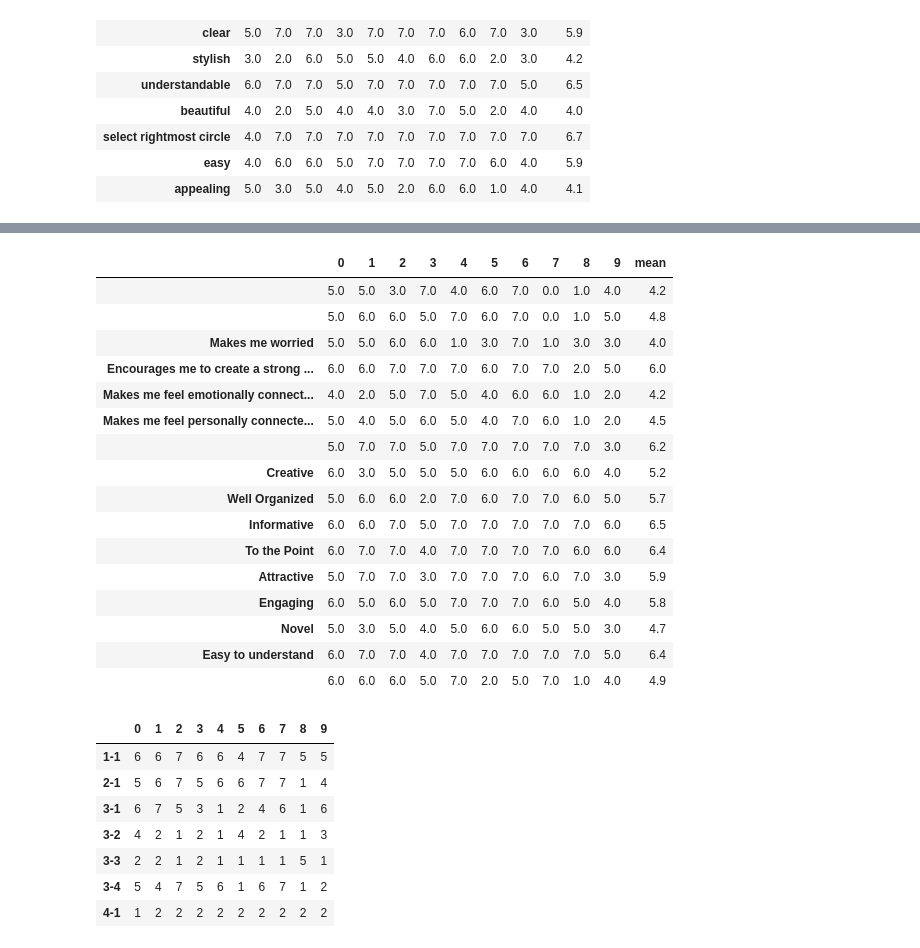
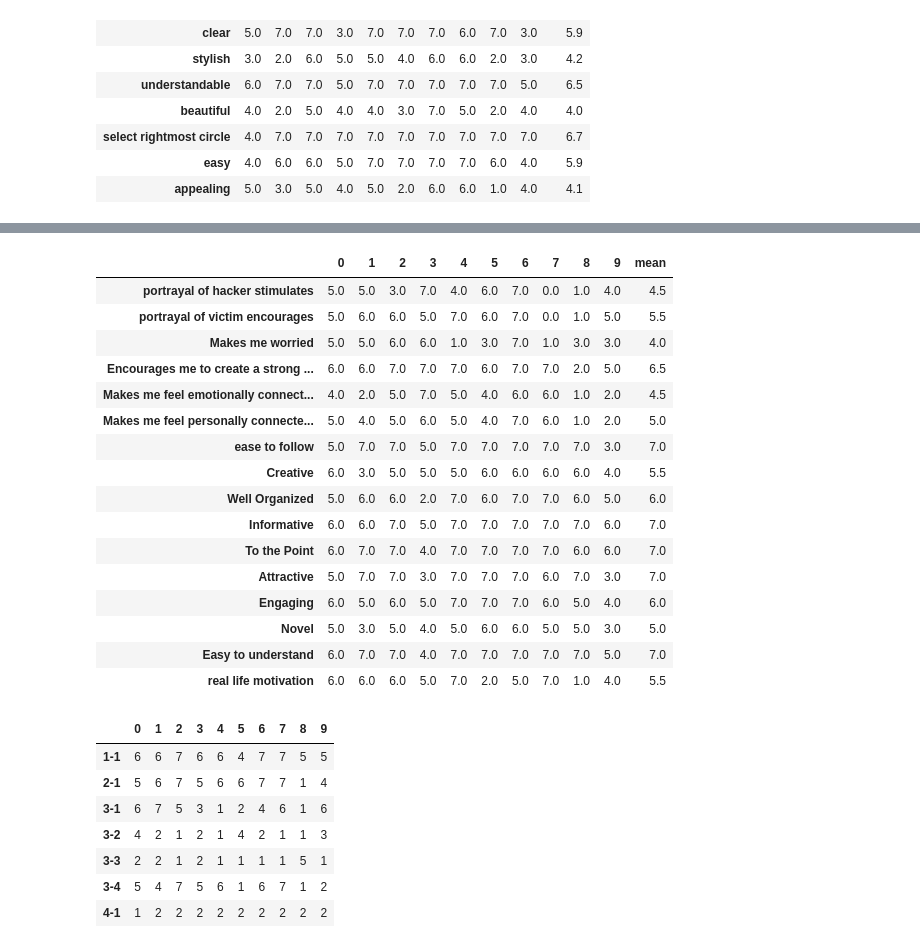
Before and after one commit to rizupaudel/designStudy, a Jupyter notebook: priming/analysis.ipynb, the cells around one changed output, grey strips where cells are left out. Saved outputs shown, nothing was run; the diff lists cells and outputs as text; code cells hidden in the pictures.

```diff
--- a/priming/analysis.ipynb
+++ b/priming/analysis.ipynb
@@ -224,3 +224,20 @@ pd.DataFrame(survey_response_df['3'].to_dict())
 | 2-2 | 6 | 7 | 2 | 6 | 3 | 7 | 7 | 7 | 5 | 6 |
 | 2-3 | 5 | 5 | 2 | 5 | 2 | 6 | 7 | 7 | 3 | 6 |
 | 2-4 | 1 | 1 | 7 | 5 | 7 | 2 | 2 | 6 | 7 | 2 |
+# %%
+# fpasssurvey
+normqsid = []
+import json
+fpass = pd.DataFrame(survey_response_df['3'].to_dict()).astype(int)
+normfpass = 8 - fpass.loc[normqsid]
+fpass.update(normfpass)
+fpass
+
+new_index = {}
+for qsid in fpass.index:
+    likert_scale = 'low' if qsid in normqsid else 'high'
+    new_index[qsid] = json.loads(get_qdetails('3', qsid).replace("'", '"').split('\n')[1]).get('title')
+new_index
+fpass = fpass.rename(new_index)
+fpass['median'] = fpass.median(axis=1)
+fpass
@@ -308,36 +352,36 @@ display(csquestqual)
 # %%
 normqsid = []
 
 csquestquant = csquest.drop(qualindex).fillna(0).astype(int)
 csquestquant.drop(attention.get('8'), inplace=True)
 normcsquestquant = 8 - csquestquant.loc[normqsid]
 csquestquant.update(normquest)
 
 new_index = {}
 for qsid in csquestquant.index:
     new_index[qsid] = json.loads(get_qdetails('8', qsid).replace("'", '"').split('\n')[1]).get('title')
 new_index
 csquestquant = csquestquant.rename(new_index)
-csquestquant['mean'] = csquestquant.mean(axis=1)
+csquestquant['mean'] = csquestquant.median(axis=1)
 csquestquant
 # %% [output]
 |  | 0 | 1 | 2 | 3 | 4 | 5 | 6 | 7 | 8 | 9 | mean |
-|  | 5.0 | 5.0 | 3.0 | 7.0 | 4.0 | 6.0 | 7.0 | 0.0 | 1.0 | 4.0 | 4.2 |
-|  | 5.0 | 6.0 | 6.0 | 5.0 | 7.0 | 6.0 | 7.0 | 0.0 | 1.0 | 5.0 | 4.8 |
+| portrayal of hacker stimulates | 5.0 | 5.0 | 3.0 | 7.0 | 4.0 | 6.0 | 7.0 | 0.0 | 1.0 | 4.0 | 4.5 |
+| portrayal of victim encourages | 5.0 | 6.0 | 6.0 | 5.0 | 7.0 | 6.0 | 7.0 | 0.0 | 1.0 | 5.0 | 5.5 |
 | Makes me worried | 5.0 | 5.0 | 6.0 | 6.0 | 1.0 | 3.0 | 7.0 | 1.0 | 3.0 | 3.0 | 4.0 |
-| Encourages me to create a strong ... | 6.0 | 6.0 | 7.0 | 7.0 | 7.0 | 6.0 | 7.0 | 7.0 | 2.0 | 5.0 | 6.0 |
-| Makes me feel emotionally connect... | 4.0 | 2.0 | 5.0 | 7.0 | 5.0 | 4.0 | 6.0 | 6.0 | 1.0 | 2.0 | 4.2 |
-| Makes me feel personally connecte... | 5.0 | 4.0 | 5.0 | 6.0 | 5.0 | 4.0 | 7.0 | 6.0 | 1.0 | 2.0 | 4.5 |
-|  | 5.0 | 7.0 | 7.0 | 5.0 | 7.0 | 7.0 | 7.0 | 7.0 | 7.0 | 3.0 | 6.2 |
-| Creative | 6.0 | 3.0 | 5.0 | 5.0 | 5.0 | 6.0 | 6.0 | 6.0 | 6.0 | 4.0 | 5.2 |
-| Well Organized | 5.0 | 6.0 | 6.0 | 2.0 | 7.0 | 6.0 | 7.0 | 7.0 | 6.0 | 5.0 | 5.7 |
-| Informative | 6.0 | 6.0 | 7.0 | 5.0 | 7.0 | 7.0 | 7.0 | 7.0 | 7.0 | 6.0 | 6.5 |
-| To the Point | 6.0 | 7.0 | 7.0 | 4.0 | 7.0 | 7.0 | 7.0 | 7.0 | 6.0 | 6.0 | 6.4 |
-| Attractive | 5.0 | 7.0 | 7.0 | 3.0 | 7.0 | 7.0 | 7.0 | 6.0 | 7.0 | 3.0 | 5.9 |
-| Engaging | 6.0 | 5.0 | 6.0 | 5.0 | 7.0 | 7.0 | 7.0 | 6.0 | 5.0 | 4.0 | 5.8 |
-| Novel | 5.0 | 3.0 | 5.0 | 4.0 | 5.0 | 6.0 | 6.0 | 5.0 | 5.0 | 3.0 | 4.7 |
-| Easy to understand | 6.0 | 7.0 | 7.0 | 4.0 | 7.0 | 7.0 | 7.0 | 7.0 | 7.0 | 5.0 | 6.4 |
-|  | 6.0 | 6.0 | 6.0 | 5.0 | 7.0 | 2.0 | 5.0 | 7.0 | 1.0 | 4.0 | 4.9 |
+| Encourages me to create a strong ... | 6.0 | 6.0 | 7.0 | 7.0 | 7.0 | 6.0 | 7.0 | 7.0 | 2.0 | 5.0 | 6.5 |
+| Makes me feel emotionally connect... | 4.0 | 2.0 | 5.0 | 7.0 | 5.0 | 4.0 | 6.0 | 6.0 | 1.0 | 2.0 | 4.5 |
+| Makes me feel personally connecte... | 5.0 | 4.0 | 5.0 | 6.0 | 5.0 | 4.0 | 7.0 | 6.0 | 1.0 | 2.0 | 5.0 |
+| ease to follow | 5.0 | 7.0 | 7.0 | 5.0 | 7.0 | 7.0 | 7.0 | 7.0 | 7.0 | 3.0 | 7.0 |
+| Creative | 6.0 | 3.0 | 5.0 | 5.0 | 5.0 | 6.0 | 6.0 | 6.0 | 6.0 | 4.0 | 5.5 |
+| Well Organized | 5.0 | 6.0 | 6.0 | 2.0 | 7.0 | 6.0 | 7.0 | 7.0 | 6.0 | 5.0 | 6.0 |
+| Informative | 6.0 | 6.0 | 7.0 | 5.0 | 7.0 | 7.0 | 7.0 | 7.0 | 7.0 | 6.0 | 7.0 |
+| To the Point | 6.0 | 7.0 | 7.0 | 4.0 | 7.0 | 7.0 | 7.0 | 7.0 | 6.0 | 6.0 | 7.0 |
+| Attractive | 5.0 | 7.0 | 7.0 | 3.0 | 7.0 | 7.0 | 7.0 | 6.0 | 7.0 | 3.0 | 7.0 |
+| Engaging | 6.0 | 5.0 | 6.0 | 5.0 | 7.0 | 7.0 | 7.0 | 6.0 | 5.0 | 4.0 | 6.0 |
+| Novel | 5.0 | 3.0 | 5.0 | 4.0 | 5.0 | 6.0 | 6.0 | 5.0 | 5.0 | 3.0 | 5.0 |
+| Easy to understand | 6.0 | 7.0 | 7.0 | 4.0 | 7.0 | 7.0 | 7.0 | 7.0 | 7.0 | 5.0 | 7.0 |
+| real life motivation | 6.0 | 6.0 | 6.0 | 5.0 | 7.0 | 2.0 | 5.0 | 7.0 | 1.0 | 4.0 | 5.5 |
 # %%
 #spasssurvey
 pd.DataFrame(survey_response_df['12'].to_dict())
```
Also changed, not shown: parts of 5 cells of this notebook, 23 other files.
